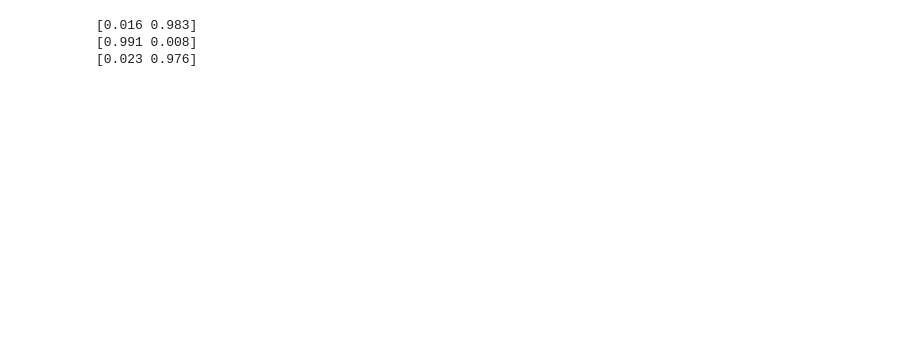
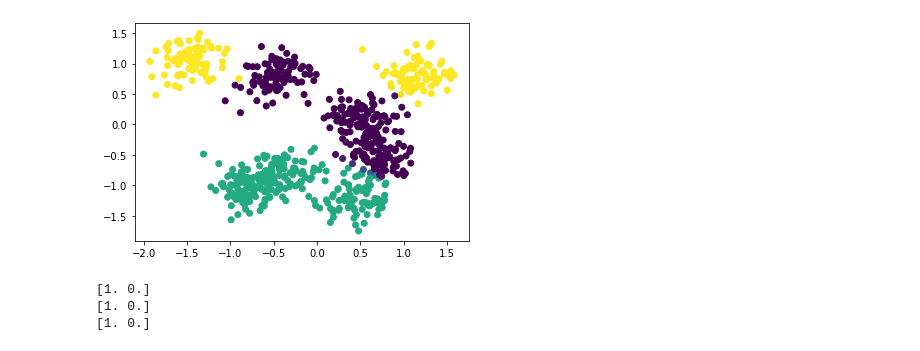
Before and after one commit to HosseinOutward/Playing_with_SNN, a Jupyter notebook: nb.ipynb, the cells around one changed output. Cells and saved outputs as stored; diff of their text form; code cells hidden in the pictures; blank space fills up the shorter version.

```diff
--- a/nb.ipynb
+++ b/nb.ipynb
@@ -107,0 +9,4 @@ plt.show()
+# %%
+from script import make_model
+model = make_model(x, y)
+# %% [output]
@@ -108 +23,2 @@ plt.show()
+[figure, added]
 # %%
@@ -249,46 +158,21 @@ snn_model.plot_history()
-# %%
-def get_new_weights(x,wb,model):
-    a=[torch.from_numpy(x.copy()).float()]
-    b=[torch.from_numpy(x.copy()).float()]
-    for i in range(len(wb[0])):
-        a.append(eval('model.fc%s(b[-1])'%(i+1)))
-        b.append(torch.relu(a[-1]))
-    b.pop(-1)
-    b.append(torch.sigmoid(a[-1]-5))
-    for i in range(len(a)):
-        a[i]=a[i].data.numpy().copy()
-        b[i]=b[i].data.numpy().copy()
-    a.pop(0); b.pop(0)
-
-    f=lambda x: x.max() #np.percentile(abs(x).max(),99.9)
-    wb=wb.copy()
-    for i in range(len(wb[0])):
-        for j in range(len(wb[0][i])):
-            if i==len(wb[0])-1: continue
-            m=a[i][:,j]
-            if max(m)<=0: continue
-            wb[0][i][j]/=f(m)
-            wb[1][i][j]/=f(m)
-
-        for j in range(len(wb[0][i].T)):
-            if i==0: continue
-            m=a[i-1][:,j]
-            if max(m)<=0: continue
-            wb[0][i][:,j]*=f(m)
-
-    return wb, (a,b)
-
-w=list(model.parameters())
-wb=[[w[i].data.numpy().copy() for i in range(0,len(w),2)], [w[i].data.numpy().copy() for i in range(1,len(w),2)]]
-wb, ab=get_new_weights(x,wb,model)
-t=1
-snn_model=SNN(wb[0],wb[1], fin_act=lambda x:1/(1 + np.exp(-x)))
-
-print(model(torch.from_numpy(xx.copy()).float()).data.numpy()*1000//1/1000)
-print(snn_model(xx,t)*1000//1/1000)
-print(snn_model.abstract_n(xx,t)*1000//1/1000)
-# snn_model.plot_history(150)
-# %% [output]
-[0.016 0.983]
-[0.991 0.008]
-[0.023 0.976]
+# %%
+from script import get_changed_weight,torch
+
+w = list(model.parameters())
+wb = [[w[i].data.numpy().copy() for i in range(0, len(w), 2)],
+      [w[i].data.numpy().copy() for i in range(1, len(w), 2)]]
+
+wb, (a,b)=get_changed_weight(x,wb,model)
+snn_model=SNN(wb[0],wb[1],fin_act=lambda x:1/(1+np.exp(-x)),layer_type=Layer)
+
+# snn_model=SNN(wb[0],wb[1],fin_act=lambda x:1/(1+np.exp(-x)),layer_type=AlterLayer)
+
+xx = x.astype('float64')[5]
+t = 1000
+print(model(torch.from_numpy(xx.copy()).float()).data.numpy() * 1000//1/1000)
+print(snn_model(xx, t) * 1000//1/1000)
+print(snn_model.abstract_n(xx, t) * 1000//1/1000)
+# %% [output]
+[1. 0.]
+[1. 0.]
+[1. 0.]
```
Also changed, not shown: parts of 20 cells of this notebook, 1 other file.
